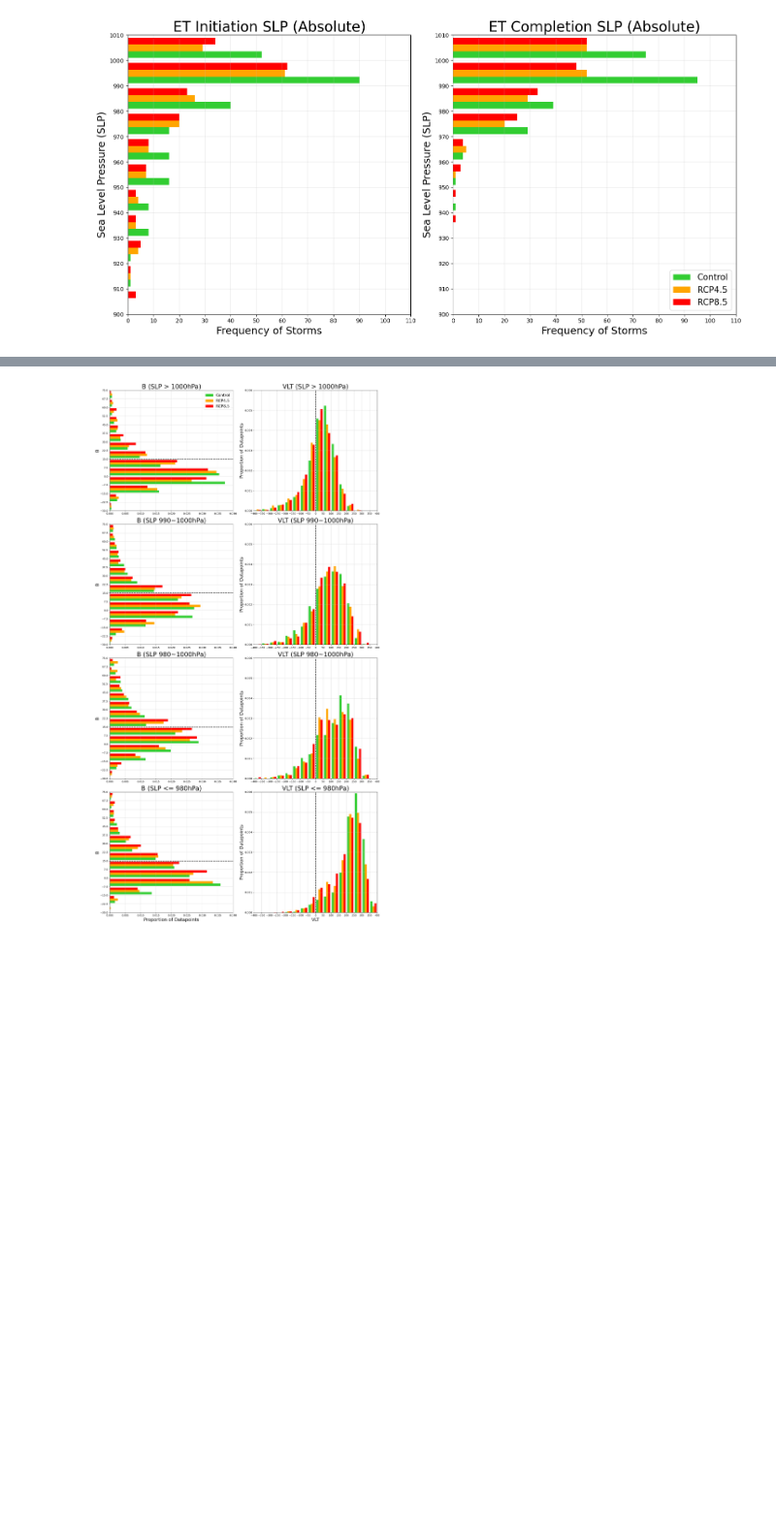
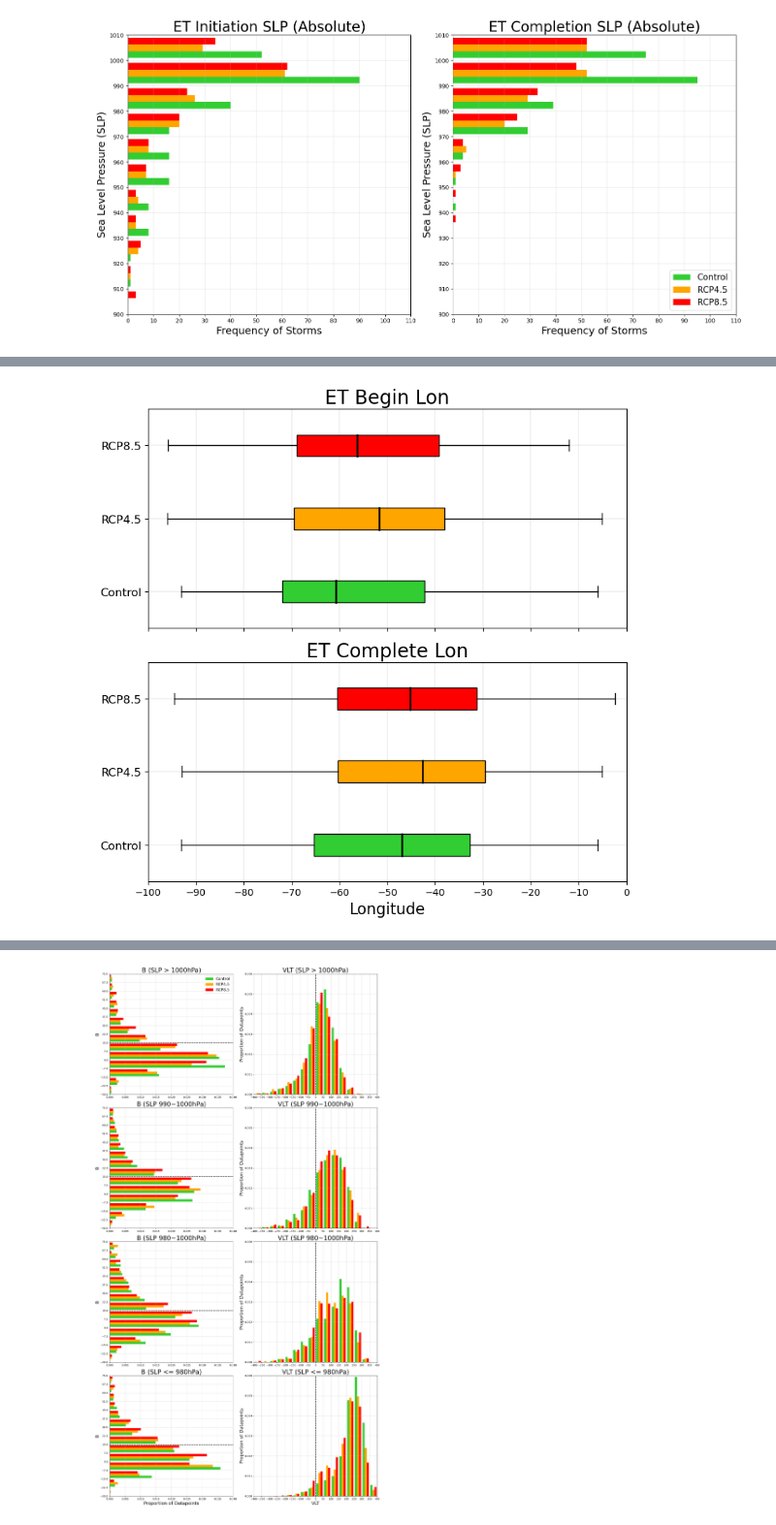
Before and after one commit to Luigi728/ExtraTrack_Github, a Jupyter notebook: RCP_Analysis/RCP_Analysis_V6.5.2.ipynb, the cells around one changed output, grey strips where cells are left out. Shown at 97% size. Cells and saved outputs as stored; diff of their text form; code cells hidden in the pictures; blank space fills up the shorter version.

```diff
--- a/RCP_Analysis/RCP_Analysis_V6.5.2.ipynb
+++ b/RCP_Analysis/RCP_Analysis_V6.5.2.ipynb
@@ -194,0 +265,4 @@ ET_Histogram(Control_ET, RCP45_ET, RCP85_ET, "SLP", False, 'horizontal', SLP_Bin
+# %%
+ET_Boxplot(Control_ET, RCP45_ET, RCP85_ET, "Lon", 0, Lon_Bins, True, 'ET_Longitude_Boxplot.png')
+# %% [output]
+[figure, added]
```
Also changed, not shown: parts of 16 cells of this notebook, 7 other files.
